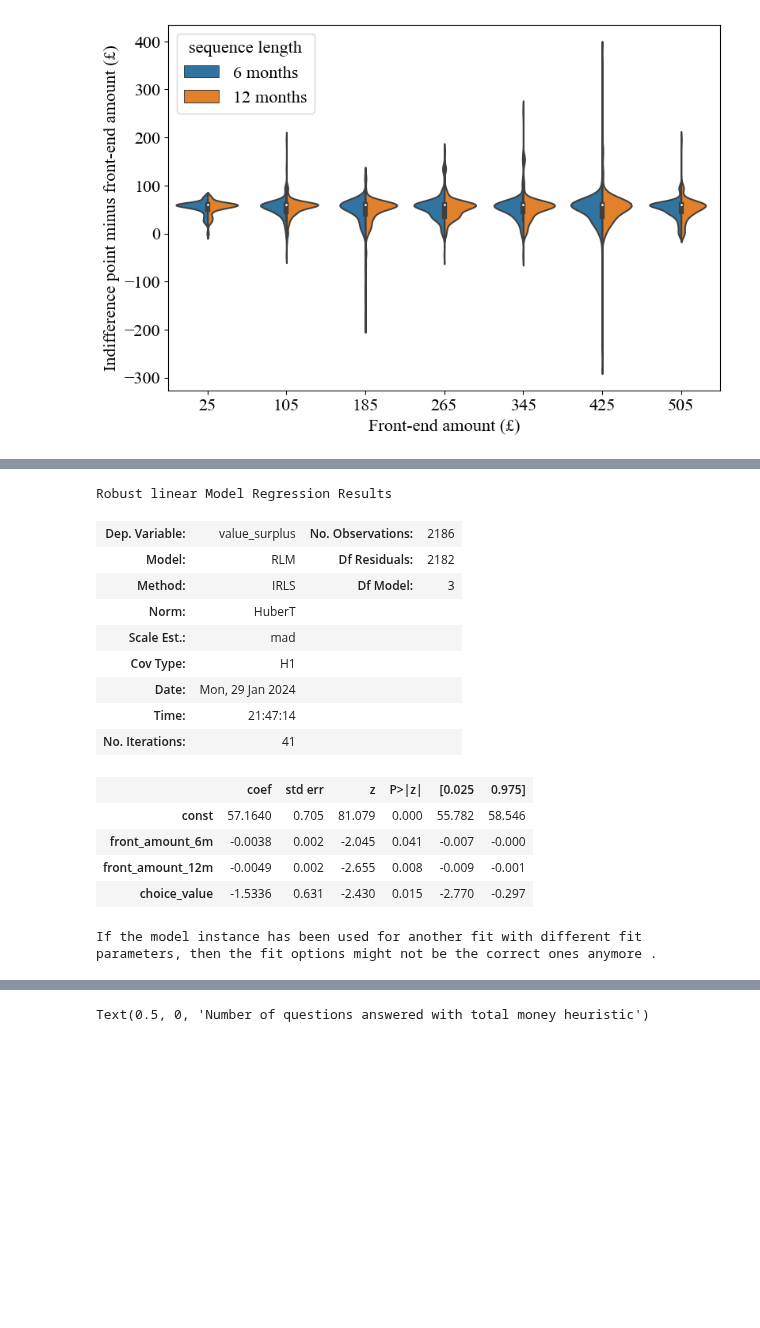
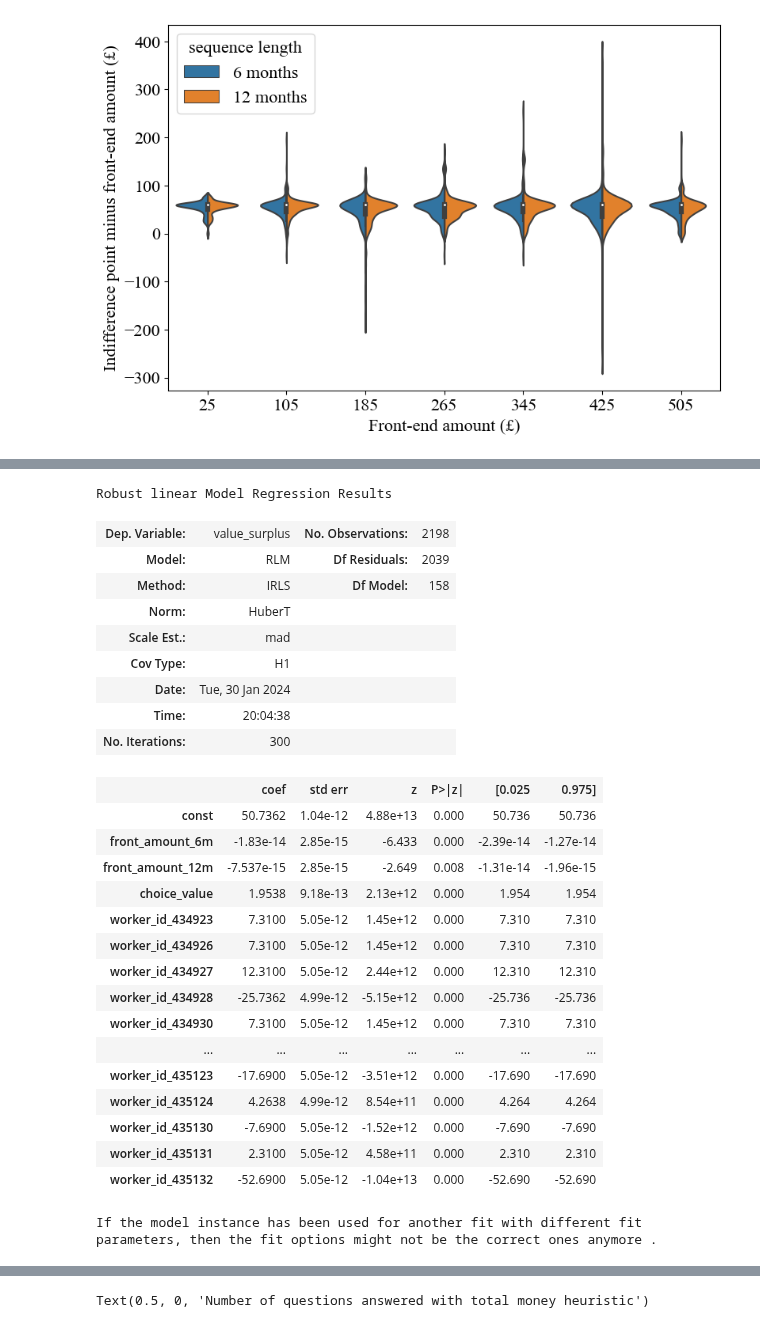
Before and after one commit to zarkwang/attention_discount_project, a Jupyter notebook: experiment_2/analysis.ipynb, the cells around one changed output, grey strips where cells are left out. Saved outputs shown, nothing was run; the diff lists cells and outputs as text; code cells hidden in the pictures; blank space fills up the shorter version.

```diff
--- a/experiment_2/analysis.ipynb
+++ b/experiment_2/analysis.ipynb
@@ -233,0 +254,10 @@ np.ceil(df_time_label.shape[0] * 0.005 / 2)
+# %%
+df_time_label['total_money_heuristic'] = df_time_label['value_surplus'] == 60
+
+print('Response time for',df_time_label.groupby('total_money_heuristic')['response_time_enter'].mean())
+stats.ttest_ind(df_time_label['response_time_enter'][df_time_label['total_money_heuristic'] == 0],
+                df_time_label['response_time_enter'][df_time_label['total_money_heuristic'] == 1])
+
+print('Ratio of answers using total_money_heuristic for',df_time_label.groupby('label')['total_money_heuristic'].mean())
+stats.ttest_ind(df_time_label['total_money_heuristic'][df_time_label['label'] == 0],
+                df_time_label['total_money_heuristic'][df_time_label['label'] == 1])
@@ -239,11 +279,13 @@ df_time_label['front_amount_6m_1'] = df_time_label['front_amount_6m']  * (df_tim
 df_time_label['front_amount_12m_0'] = df_time_label['front_amount_12m']  * (df_time_label['label'] == 0)
 df_time_label['front_amount_12m_1'] = df_time_label['front_amount_12m']  * (df_time_label['label'] == 1)
 
+df_dummy = pd.concat([df_time_label,pd.get_dummies(df_time_label['worker_id'], prefix='worker_id')],axis=1)
+
 ratio_outliers = 0.005
 rule_out_index = int(np.ceil(df_time_label.shape[0] * ratio_outliers / 2) - 1)
-upper_bound = df_time_label['value_surplus'].sort_values(ascending=False).to_list()[rule_out_index]
-lower_bound = df_time_label['value_surplus'].sort_values().to_list()[rule_out_index]
-df_filtered = df_time_label[(df_time_label['value_surplus'] > lower_bound) & (df_time_label['value_surplus'] < upper_bound)]
+upper_bound = df_dummy['value_surplus'].sort_values(ascending=False).to_list()[rule_out_index]
+lower_bound = df_dummy['value_surplus'].sort_values().to_list()[rule_out_index]
+df_filtered = df_dummy[(df_dummy['value_surplus'] > lower_bound) & (df_dummy['value_surplus'] < upper_bound)]
 
 reg_cols_baseline = ['front_amount_6m','front_amount_12m','choice_value']
 reg_cols_label = ['front_amount_6m_0','front_amount_12m_0','front_amount_6m_1','front_amount_12m_1','choice_value']
@@ -251,8 +293,8 @@ reg_cols_label = ['front_amount_6m_0','front_amount_12m_0','front_amount_6m_1','
 y = df_filtered['value_surplus']
 X = sm.add_constant(df_filtered[reg_cols_baseline]).astype(float)
 
-reg_lm_pool = sm.OLS(endog = y , exog = X).fit()
-reg_lm_pool.summary()
+model_ols_pool = sm.OLS(endog = y , exog = X).fit()
+model_ols_pool.summary()
 # %% [output]
 OLS Regression Results
 | Dep. Variable: | value_surplus | R-squared: | 0.002 |
@@ -293,0 +340,8 @@ reg_lm_fe.summary()
+# %%
+reg_cols_dummy = reg_cols_baseline + [col for col in df_dummy.columns if col.startswith('worker_id_')]
+
+y = df_filtered['value_surplus']
+X = sm.add_constant(df_filtered[reg_cols_dummy]).astype(float)
+
+model_ols_fe = sm.OLS(endog = y , exog = X).fit()
+model_ols_fe.summary()
@@ -294,21 +383,34 @@ reg_lm_fe.summary()
 # %%
-reg_rlm_pool = sm.RLM(endog=y,exog=X,M=sm.robust.norms.HuberT()).fit()
-reg_rlm_pool.summary()
+y = df_dummy['value_surplus']
+X = sm.add_constant(df_dummy[reg_cols_dummy]).astype(float)
+model_rlm_fe = sm.RLM(endog=y,exog=X,M=sm.robust.norms.HuberT()).fit(maxiter=300)
+model_rlm_fe.summary()
 # %% [output]
 Robust linear Model Regression Results
-| Dep. Variable: | value_surplus | No. Observations: | 2186 |
-| Model: | RLM | Df Residuals: | 2182 |
-| Method: | IRLS | Df Model: | 3 |
+| Dep. Variable: | value_surplus | No. Observations: | 2198 |
+| Model: | RLM | Df Residuals: | 2039 |
+| Method: | IRLS | Df Model: | 158 |
 | Norm: | HuberT |  |  |
 | Scale Est.: | mad |  |  |
 | Cov Type: | H1 |  |  |
-| Date: | Mon, 29 Jan 2024 |  |  |
-| Time: | 21:47:14 |  |  |
-| No. Iterations: | 41 |  |  |
+| Date: | Tue, 30 Jan 2024 |  |  |
+| Time: | 20:04:38 |  |  |
+| No. Iterations: | 300 |  |  |
 |  | coef | std err | z | P>|z| | [0.025 | 0.975] |
-| const | 57.1640 | 0.705 | 81.079 | 0.000 | 55.782 | 58.546 |
-| front_amount_6m | -0.0038 | 0.002 | -2.045 | 0.041 | -0.007 | -0.000 |
-| front_amount_12m | -0.0049 | 0.002 | -2.655 | 0.008 | -0.009 | -0.001 |
-| choice_value | -1.5336 | 0.631 | -2.430 | 0.015 | -2.770 | -0.297 |
+| const | 50.7362 | 1.04e-12 | 4.88e+13 | 0.000 | 50.736 | 50.736 |
+| front_amount_6m | -1.83e-14 | 2.85e-15 | -6.433 | 0.000 | -2.39e-14 | -1.27e-14 |
+| front_amount_12m | -7.537e-15 | 2.85e-15 | -2.649 | 0.008 | -1.31e-14 | -1.96e-15 |
+| choice_value | 1.9538 | 9.18e-13 | 2.13e+12 | 0.000 | 1.954 | 1.954 |
+| worker_id_434923 | 7.3100 | 5.05e-12 | 1.45e+12 | 0.000 | 7.310 | 7.310 |
+| worker_id_434926 | 7.3100 | 5.05e-12 | 1.45e+12 | 0.000 | 7.310 | 7.310 |
+| worker_id_434927 | 12.3100 | 5.05e-12 | 2.44e+12 | 0.000 | 12.310 | 12.310 |
+| worker_id_434928 | -25.7362 | 4.99e-12 | -5.15e+12 | 0.000 | -25.736 | -25.736 |
+| worker_id_434930 | 7.3100 | 5.05e-12 | 1.45e+12 | 0.000 | 7.310 | 7.310 |
+| ... | ... | ... | ... | ... | ... | ... |
+| worker_id_435123 | -17.6900 | 5.05e-12 | -3.51e+12 | 0.000 | -17.690 | -17.690 |
+| worker_id_435124 | 4.2638 | 4.99e-12 | 8.54e+11 | 0.000 | 4.264 | 4.264 |
+| worker_id_435130 | -7.6900 | 5.05e-12 | -1.52e+12 | 0.000 | -7.690 | -7.690 |
+| worker_id_435131 | 2.3100 | 5.05e-12 | 4.58e+11 | 0.000 | 2.310 | 2.310 |
+| worker_id_435132 | -52.6900 | 5.05e-12 | -1.04e+13 | 0.000 | -52.690 | -52.690 |
 If the model instance has been used for another fit with different fit parameters, then the fit options might not be the correct ones anymore .
 # %%
```
Also changed, not shown: parts of 13 cells of this notebook, 3 other files.
